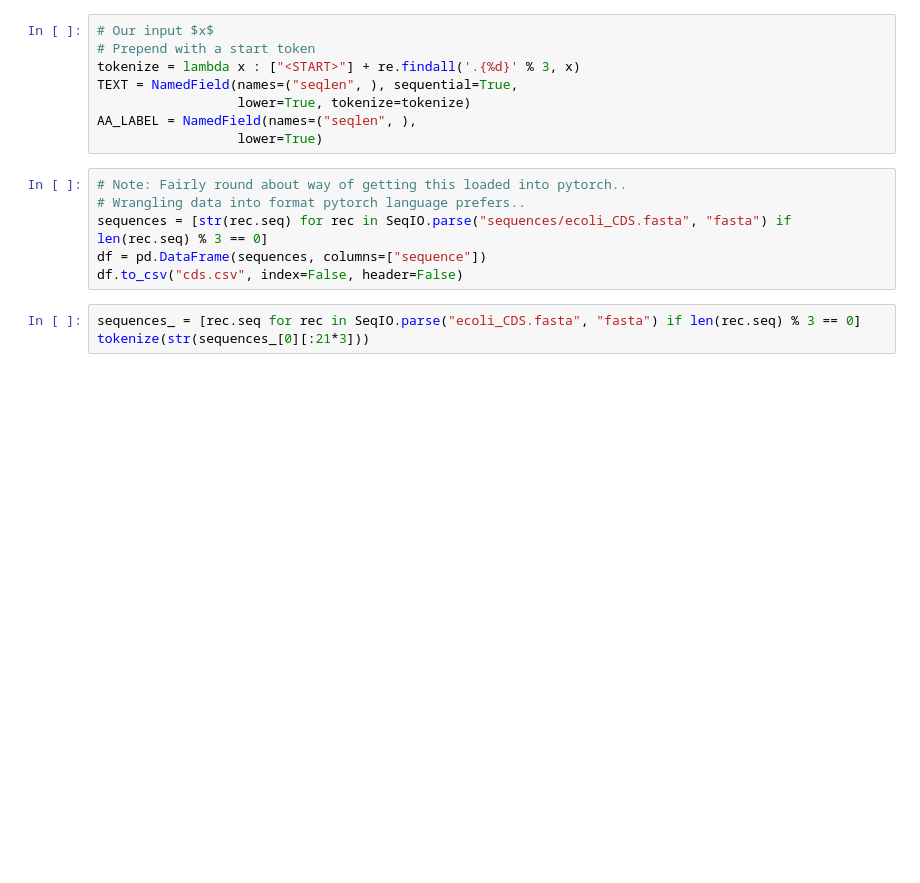
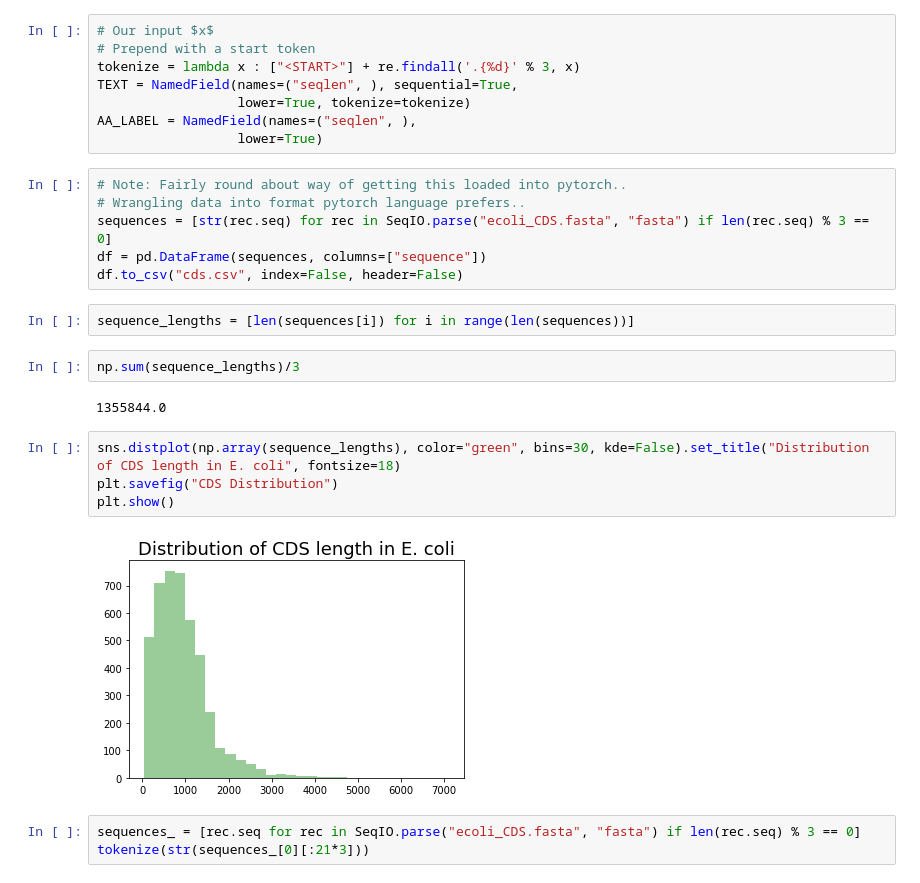
Before and after one commit to samgoldman97/Codon-Optimization, a Jupyter notebook: DownstreamTests_LanguageModel.ipynb, the cells around one changed output. Cells and saved outputs as stored; diff of their text form; blank space fills up the shorter version.

```diff
--- a/DownstreamTests_LanguageModel.ipynb
+++ b/DownstreamTests_LanguageModel.ipynb
@@ -65,9 +57,21 @@ AA_LABEL = NamedField(names=("seqlen", ),
 # %%
 # Note: Fairly round about way of getting this loaded into pytorch..
 # Wrangling data into format pytorch language prefers..
-sequences = [str(rec.seq) for rec in SeqIO.parse("sequences/ecoli_CDS.fasta", "fasta") if len(rec.seq) % 3 == 0]
+sequences = [str(rec.seq) for rec in SeqIO.parse("ecoli_CDS.fasta", "fasta") if len(rec.seq) % 3 == 0]
 df = pd.DataFrame(sequences, columns=["sequence"])
 df.to_csv("cds.csv", index=False, header=False)
+# %%
+sequence_lengths = [len(sequences[i]) for i in range(len(sequences))]
+# %%
+np.sum(sequence_lengths)/3
+# %% [output]
+1355844.0
+# %%
+sns.distplot(np.array(sequence_lengths), color="green", bins=30, kde=False).set_title("Distribution of CDS length in E. coli", fontsize=18)
+plt.savefig("CDS Distribution")
+plt.show()
+# %% [output]
+[figure, added]
 # %%
 sequences_ = [rec.seq for rec in SeqIO.parse("ecoli_CDS.fasta", "fasta") if len(rec.seq) % 3 == 0]
 tokenize(str(sequences_[0][:21*3]))
```
Also changed, not shown: parts of 21 cells of this notebook, 5 other files.
